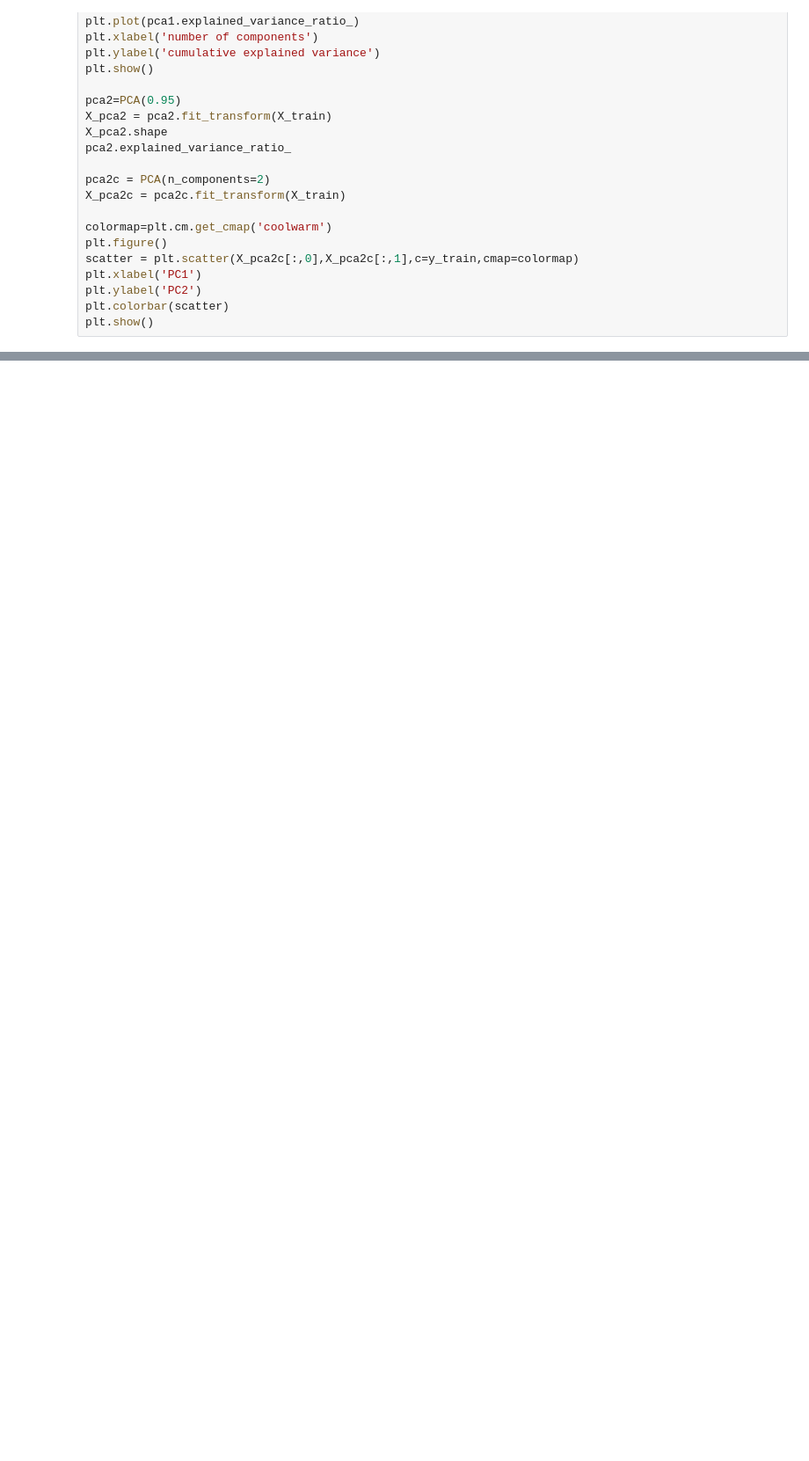
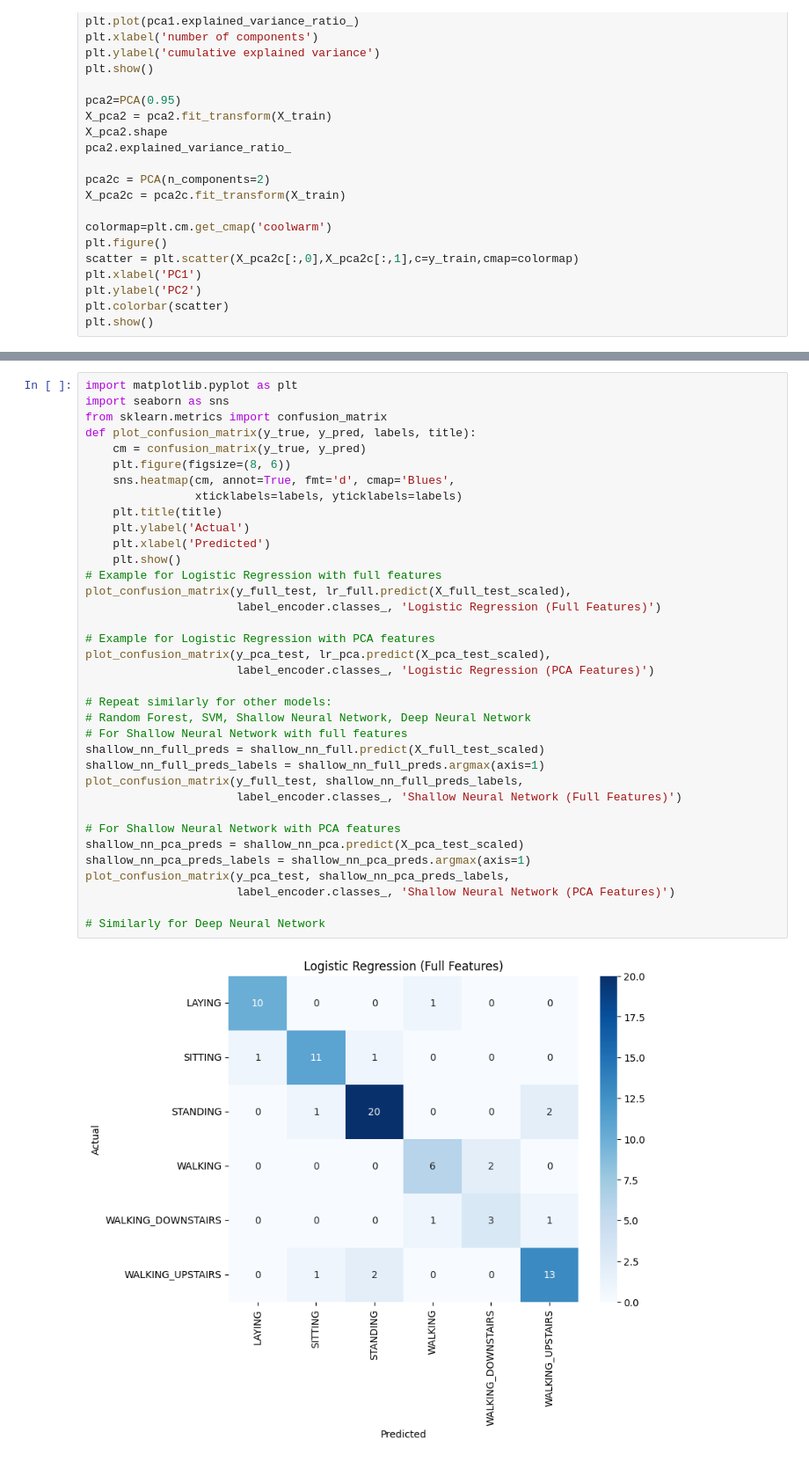
Before and after one commit to miloszpiechota/AI-Systems, a Jupyter notebook: PCA.ipynb, the cells around one changed output, grey strips where cells are left out. Shown at 88% size. Cells and saved outputs as stored; diff of their text form; blank space fills up the shorter version.

```diff
--- a/PCA.ipynb
+++ b/PCA.ipynb
@@ -144,0 +288,38 @@ drive.mount('/content/drive')
+# %%
+import matplotlib.pyplot as plt
+import seaborn as sns
+from sklearn.metrics import confusion_matrix
+def plot_confusion_matrix(y_true, y_pred, labels, title):
+    cm = confusion_matrix(y_true, y_pred)
+    plt.figure(figsize=(8, 6))
+    sns.heatmap(cm, annot=True, fmt='d', cmap='Blues',
+                xticklabels=labels, yticklabels=labels)
+    plt.title(title)
+    plt.ylabel('Actual')
+    plt.xlabel('Predicted')
+    plt.show()
+# Example for Logistic Regression with full features
+plot_confusion_matrix(y_full_test, lr_full.predict(X_full_test_scaled),
+                      label_encoder.classes_, 'Logistic Regression (Full Features)')
+
+# Example for Logistic Regression with PCA features
+plot_confusion_matrix(y_pca_test, lr_pca.predict(X_pca_test_scaled),
+                      label_encoder.classes_, 'Logistic Regression (PCA Features)')
+
+# Repeat similarly for other models:
+# Random Forest, SVM, Shallow Neural Network, Deep Neural Network
+# For Shallow Neural Network with full features
+shallow_nn_full_preds = shallow_nn_full.predict(X_full_test_scaled)
+shallow_nn_full_preds_labels = shallow_nn_full_preds.argmax(axis=1)
+plot_confusion_matrix(y_full_test, shallow_nn_full_preds_labels,
+                      label_encoder.classes_, 'Shallow Neural Network (Full Features)')
+
+# For Shallow Neural Network with PCA features
+shallow_nn_pca_preds = shallow_nn_pca.predict(X_pca_test_scaled)
+shallow_nn_pca_preds_labels = shallow_nn_pca_preds.argmax(axis=1)
+plot_confusion_matrix(y_pca_test, shallow_nn_pca_preds_labels,
+                      label_encoder.classes_, 'Shallow Neural Network (PCA Features)')
+
+# Similarly for Deep Neural Network
+# %% [output]
+[figure, added]
```
Also changed, not shown: parts of 4 cells of this notebook.
